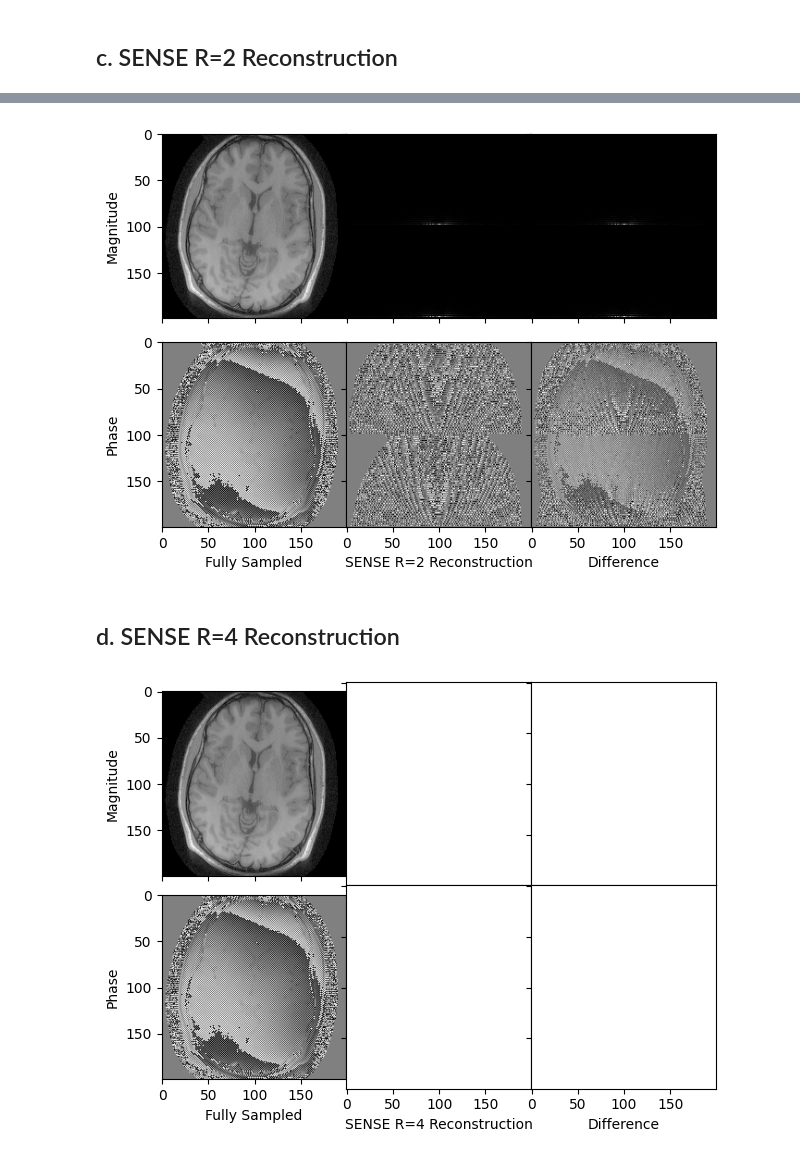
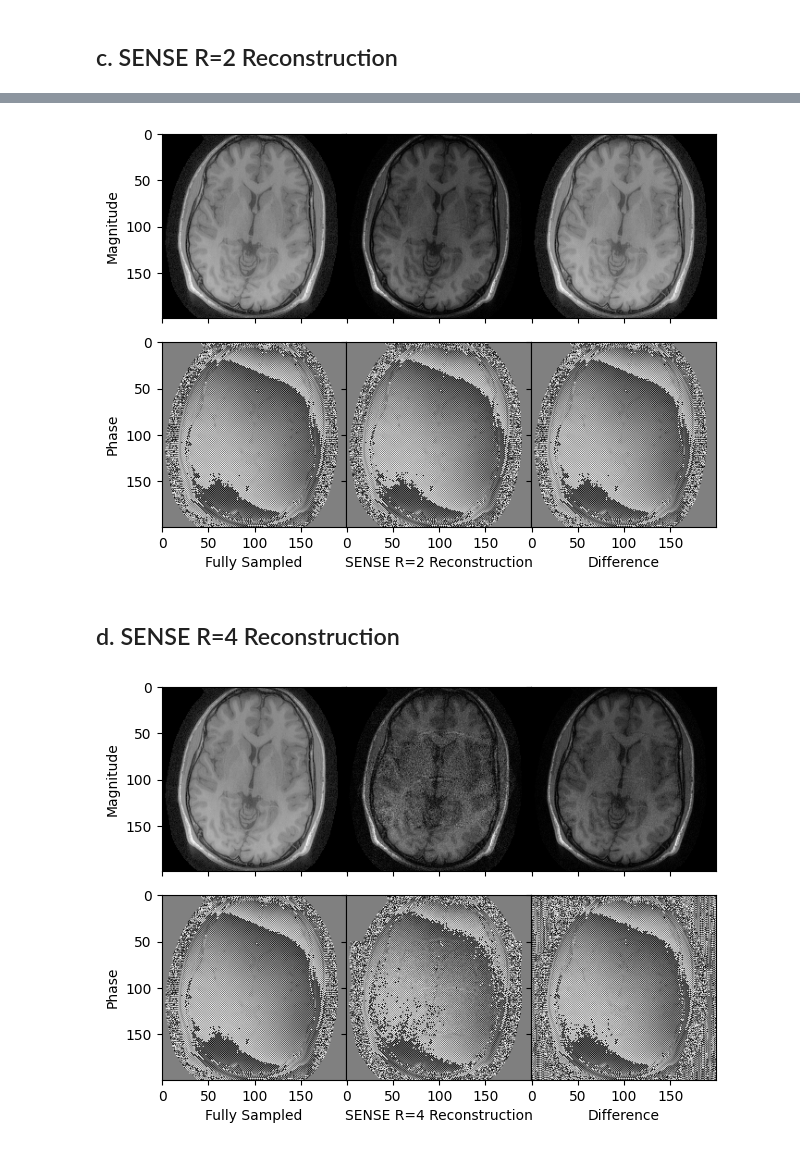
Before and after one commit to UMICH-BME-AdvMRI/bkhardy, a Jupyter notebook: HW3/HW3.ipynb, the cells around one changed output, grey strips where cells are left out. Cells and saved outputs as stored; diff of their text form; code cells hidden in the pictures.

Commit message:
SENSE R=4

```diff
--- a/HW3/HW3.ipynb
+++ b/HW3/HW3.ipynb
@@ -121,27 +121,17 @@ plt.show()
 ## c. SENSE R=2 Reconstruction
 # %%
 # start by solving in nested loops, see if I can vectorize later...
-ny, nx, nc = kspace_undersampled_2.shape
+ny, nx, nc = kspace_half_recon.shape
 n_offset = ny//2
 image_sense_2 = np.zeros(kspace.shape[:-1], dtype=np.complex128)
 
 for i in range(n_offset):
     for j in range(nx):
 
-        I = kspace_undersampled_2[i,j,:]
+        I = kspace_half_recon[i,j,:]
 
-        #print(i, ny-i)
-        C1 = coil_maps[i,j,:]
-        C1 = C1[:, np.newaxis]
+        C = coil_maps[i::n_offset,j,:].T
 
-        C2 = coil_maps[ny-i-1,j,:]
-        C2 = C2[:, np.newaxis]
-
-        C = np.concatenate([C1, C2], axis=1)
-        print(C.shape)
-
-        #print(np.array([i::n_offset]))
-        print(I.shape)
         rho = np.linalg.pinv(C) @ I
 
         image_sense_2[i::n_offset,j] = rho
@@ -192,7 +164,7 @@ axes_2c[1,2].set_xlabel('Difference')
 fig_2c.tight_layout()
 plt.show()
 # %% [output]
-[figure, old version]
+[figure, new version]
 # %% [markdown]
 ## d. SENSE R=4 Reconstruction
 # %%
@@ -202,34 +174,50 @@ kspace_undersampled_4[::4,:,:] = kspace[::4,:,:]
 # reconstruct image
 kspace_quarter_recon = fft.ifftshift(fft.ifft2(kspace_undersampled_4, axes=(0,1)), axes=(0,1)) # iFFT, making sure to only apply transormation to kspace axes
 image_quarter_recon = np.sqrt(np.sum(kspace_quarter_recon*np.conj(coil_maps), axis=-1))
+# %%
+# start by solving in nested loops, see if I can vectorize later...
+ny, nx, nc = kspace_quarter_recon.shape
+n_offset = ny//4
+image_sense_4 = np.zeros(kspace.shape[:-1], dtype=np.complex128)
+
+for i in range(n_offset):
+    for j in range(nx):
+
+        I = kspace_quarter_recon[i,j,:]
+
+        C = coil_maps[i::n_offset,j,:].T
+
+        rho = np.linalg.pinv(C) @ I
+
+        image_sense_4[i::n_offset,j] = rho
 # %%
 
 # Plotting
 fig_2d = plt.figure()
 gs_2d = fig_2d.add_gridspec(2, 3, hspace=0, wspace=0)
 axes_2d = gs_2d.subplots(sharex=True, sharey=True)
 
 # undersampled R=4 magnitude image
 axes_2d[0,0].imshow(np.abs(image_full_recon), cmap='gray')
 axes_2d[0,0].set_ylabel('Magnitude')
 
 axes_2d[1,0].imshow(np.angle(image_full_recon), cmap='gray')
 axes_2d[1,0].set_xlabel('Fully Sampled')
 axes_2d[1,0].set_ylabel('Phase')
 
 # SENSE R=4
-#axes_2d[0,1].imshow(np.abs(partial_recon), cmap='gray')
+axes_2d[0,1].imshow(np.abs(image_sense_4), cmap='gray')
 
-#axes_2d[1,1].imshow(np.angle(partial_recon), cmap='gray')
+axes_2d[1,1].imshow(np.angle(image_sense_4), cmap='gray')
 axes_2d[1,1].set_xlabel('SENSE R=4 Reconstruction')
 
 # difference images -- matplotlib applies windowing automatically
-#axes_2d[0,2].imshow(np.abs(full_recon-partial_recon), cmap='gray')
-#
-#axes_2d[1,2].imshow(np.angle(full_recon-partial_recon), cmap='gray')
+axes_2d[0,2].imshow(np.abs(full_recon-image_sense_4), cmap='gray')
+
+axes_2d[1,2].imshow(np.angle(full_recon-image_sense_4), cmap='gray')
 axes_2d[1,2].set_xlabel('Difference')
 
 fig_2d.tight_layout()
 plt.show()
 # %% [output]
-[figure, old version]
+[figure, new version]
```
Also changed, not shown: parts of 1 cell of this notebook.
